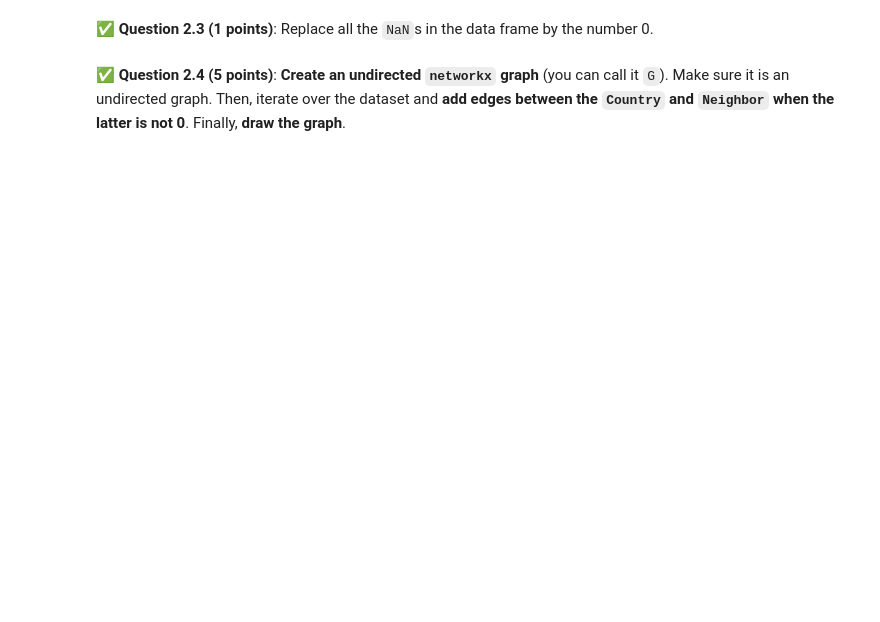
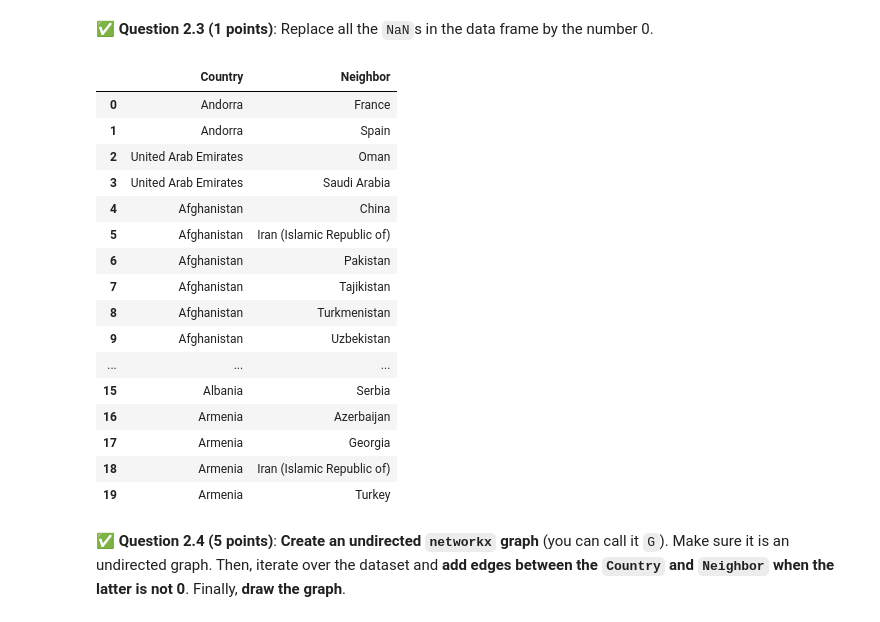
Before and after one commit to interlic/CMSE202, a Jupyter notebook: final/CMSE202-Final-Section001-STUDENT.ipynb, the cells around one changed output. Saved outputs shown, nothing was run; the diff lists cells and outputs as text; code cells hidden in the pictures; blank space fills up the shorter version.

```diff
--- a/final/CMSE202-Final-Section001-STUDENT.ipynb
+++ b/final/CMSE202-Final-Section001-STUDENT.ipynb
@@ -65,5 +94,25 @@ You should see two columns: `Country` and `Neighbor`. These are the two (unique)
 &#9989; **Question 2.3 (1 points)**: Replace all the `NaN`s in the data frame by the number 0.
 # %%
 ### Put your code here
+border.replace(np.nan, 0, inplace = True)
+border.head(20)
+# %% [output]
+|  | Country | Neighbor |
+| 0 | Andorra | France |
+| 1 | Andorra | Spain |
+| 2 | United Arab Emirates | Oman |
+| 3 | United Arab Emirates | Saudi Arabia |
+| 4 | Afghanistan | China |
+| 5 | Afghanistan | Iran (Islamic Republic of) |
+| 6 | Afghanistan | Pakistan |
+| 7 | Afghanistan | Tajikistan |
+| 8 | Afghanistan | Turkmenistan |
+| 9 | Afghanistan | Uzbekistan |
+| ... | ... | ... |
+| 15 | Albania | Serbia |
+| 16 | Armenia | Azerbaijan |
+| 17 | Armenia | Georgia |
+| 18 | Armenia | Iran (Islamic Republic of) |
+| 19 | Armenia | Turkey |
 # %% [markdown]
 &#9989; **Question 2.4 (5 points)**: **Create an undirected `networkx` graph** (you can call it `G`). Make sure it is an undirected graph. Then, iterate over the dataset and **add edges between the `Country` and `Neighbor` when the latter is not 0**. Finally, **draw the graph**.
```
Also changed, not shown: parts of 11 cells of this notebook.
